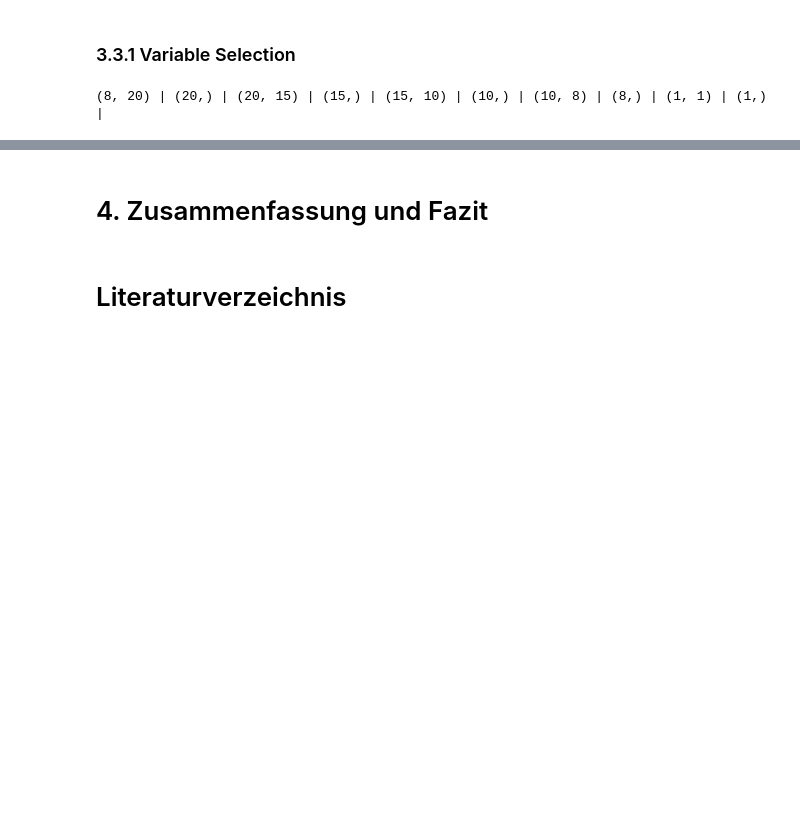
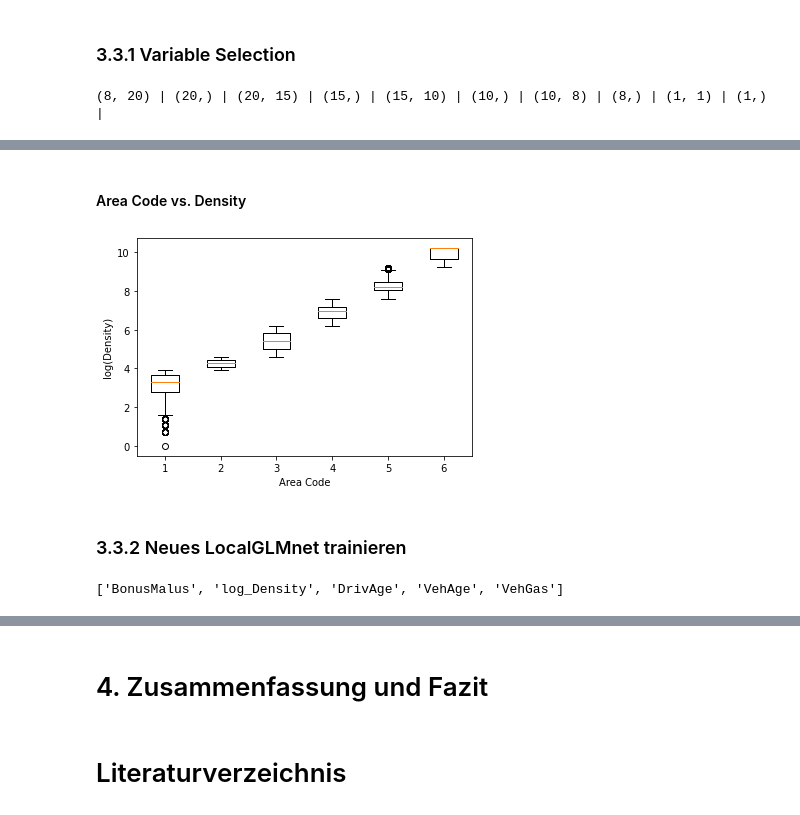
Before and after one commit to PK1706/pyLocalGLMnet, a Jupyter notebook: src/localGLMnet.ipynb, the cells around one changed output, grey strips where cells are left out. Cells and saved outputs as stored; diff of their text form; code cells hidden in the pictures; blank space fills up the shorter version.

```diff
--- a/src/localGLMnet.ipynb
+++ b/src/localGLMnet.ipynb
@@ -974,0 +989,30 @@ plt.show()
+# %% [markdown]
+#### Area Code vs. Density
+# %%
+area_density = []
+labels = []
+
+for i in np.sort(x_att["AreaCode"].unique()):
+    index = x_att[x_att["AreaCode"] == i].index
+    area_density.append(x_att.loc[index]["log_Density"])
+    labels.append(int(i))
+
+plt.boxplot(x = area_density, labels = labels)
+plt.xlabel("Area Code")
+plt.ylabel("log(Density)")
+plt.show()
+# %% [output]
+[figure, added]
+# %% [markdown]
+### 3.3.2 Neues LocalGLMnet trainieren <a class="anchor" id="3_3_2-bullet"></a>
+# %%
+# Keep only the significant columns (remove RandN, RandU, AreaCode, VehPower)
+x_freq_sig_train = x_freq_train.drop(columns=["RandN","RandU","AreaCode", "VehPower"])
+x_freq_sig_test = x_freq_test.drop(columns=["RandN","RandU","AreaCode", "VehPower"])
+
+sig_columns = continous_columns+binary_columns
+sig_columns.remove("VehPower")
+sig_columns.remove("AreaCode")
+sig_columns
+# %% [output]
+['BonusMalus', 'log_Density', 'DrivAge', 'VehAge', 'VehGas']
```
Also changed, not shown: parts of 91 cells of this notebook.
